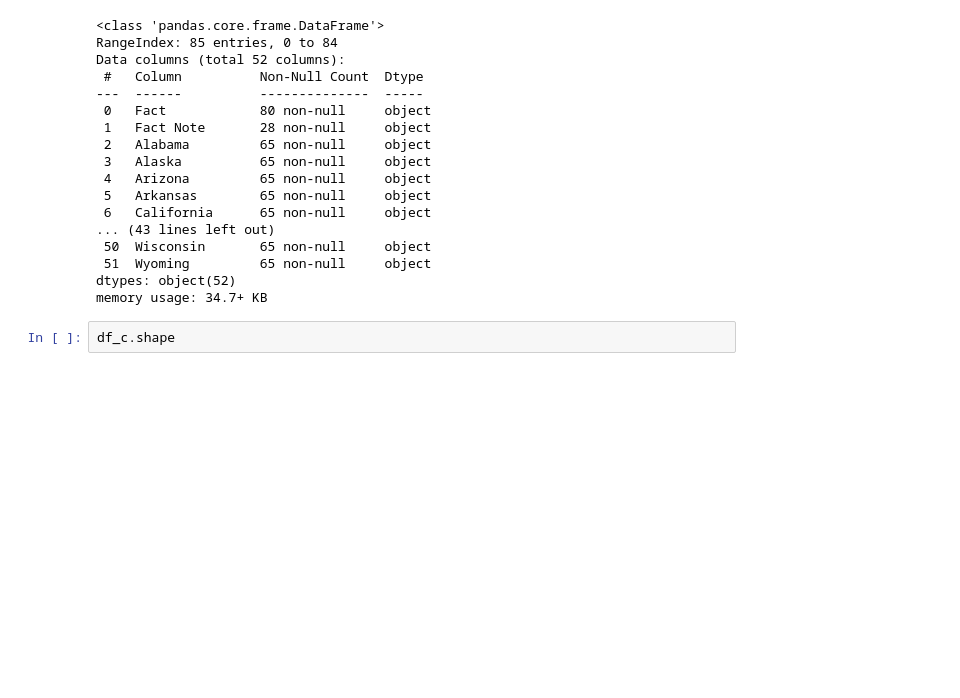
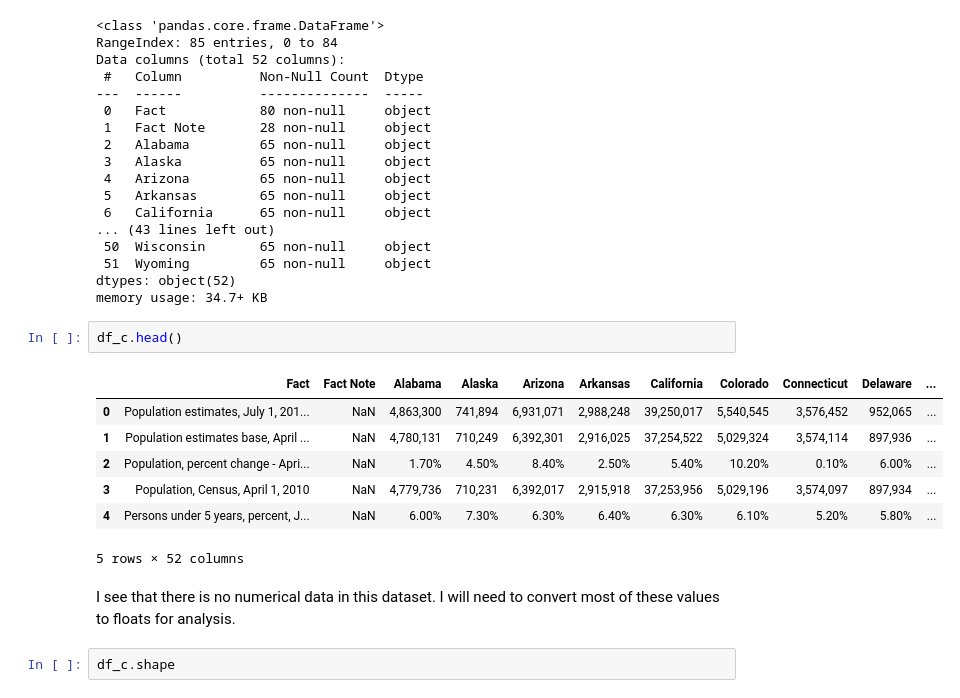
Before and after one commit to dezertdweller/fbi-gun-background-checks, a Jupyter notebook: initial-analysis.ipynb, the cells around one changed output. Drawn from its saved outputs; the diff is of its cells as text; blank space fills up the shorter version.

Commit message:
Cleaned up some of my notes.

```diff
--- a/initial-analysis.ipynb
+++ b/initial-analysis.ipynb
@@ -192,6 +189,18 @@ Data columns (total 52 columns):
  51  Wyoming         65 non-null     object
 dtypes: object(52)
 memory usage: 34.7+ KB
+# %%
+df_c.head()
+# %% [output]
+|  | Fact | Fact Note | Alabama | Alaska | Arizona | Arkansas | California | Colorado | Connecticut | Delaware | ... |
+| 0 | Population estimates, July 1, 201... | NaN | 4,863,300 | 741,894 | 6,931,071 | 2,988,248 | 39,250,017 | 5,540,545 | 3,576,452 | 952,065 | ... |
+| 1 | Population estimates base, April ... | NaN | 4,780,131 | 710,249 | 6,392,301 | 2,916,025 | 37,254,522 | 5,029,324 | 3,574,114 | 897,936 | ... |
+| 2 | Population, percent change - Apri... | NaN | 1.70% | 4.50% | 8.40% | 2.50% | 5.40% | 10.20% | 0.10% | 6.00% | ... |
+| 3 | Population, Census, April 1, 2010 | NaN | 4,779,736 | 710,231 | 6,392,017 | 2,915,918 | 37,253,956 | 5,029,196 | 3,574,097 | 897,934 | ... |
+| 4 | Persons under 5 years, percent, J... | NaN | 6.00% | 7.30% | 6.30% | 6.40% | 6.30% | 6.10% | 5.20% | 5.80% | ... |
+5 rows × 52 columns
+# %% [markdown]
+I see that there is no numerical data in this dataset. I will need to convert most of these values to floats for analysis.
 # %%
 df_c.shape
 # %% [output]
```
Also changed, not shown: parts of 1 cell of this notebook.
